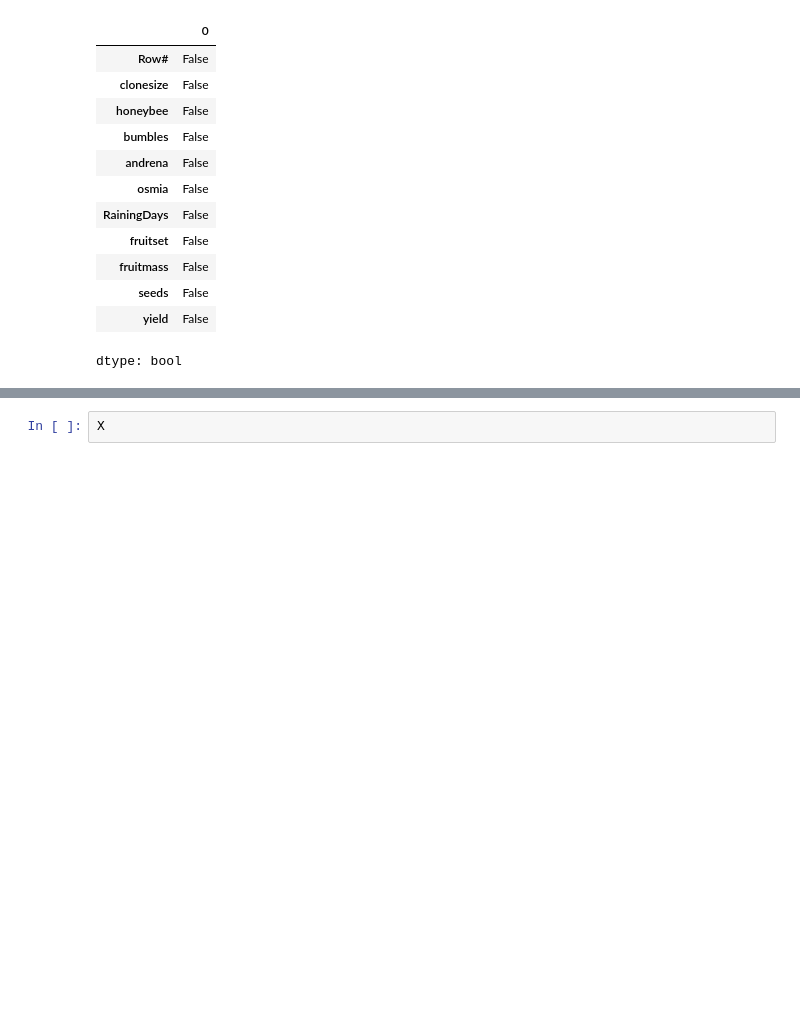
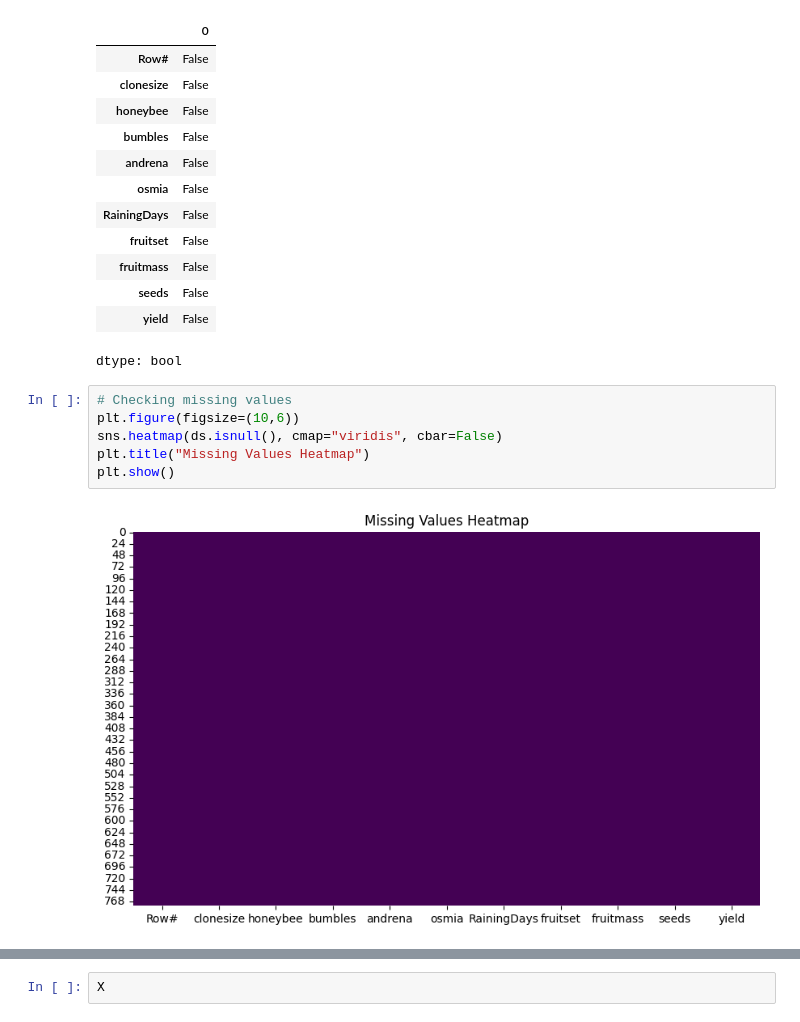
Before and after one commit to Shreya180401/Wild-blueberry-yield-prediction, a Jupyter notebook: Blueberry_proj.ipynb, the cells around one changed output, grey strips where cells are left out. Cells and saved outputs as stored; diff of their text form; blank space fills up the shorter version.

```diff
--- a/Blueberry_proj.ipynb
+++ b/Blueberry_proj.ipynb
@@ -98,3 +86,11 @@ ds.isnull().any()
 | seeds | False |
 | yield | False |
 dtype: bool
+# %%
+# Checking missing values
+plt.figure(figsize=(10,6))
+sns.heatmap(ds.isnull(), cmap="viridis", cbar=False)
+plt.title("Missing Values Heatmap")
+plt.show()
+# %% [output]
+[figure, added]
```
Also changed, not shown: parts of 18 cells of this notebook.
